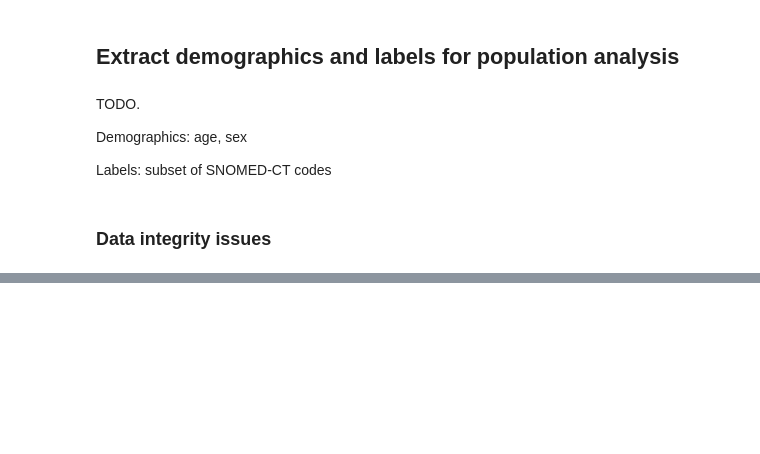
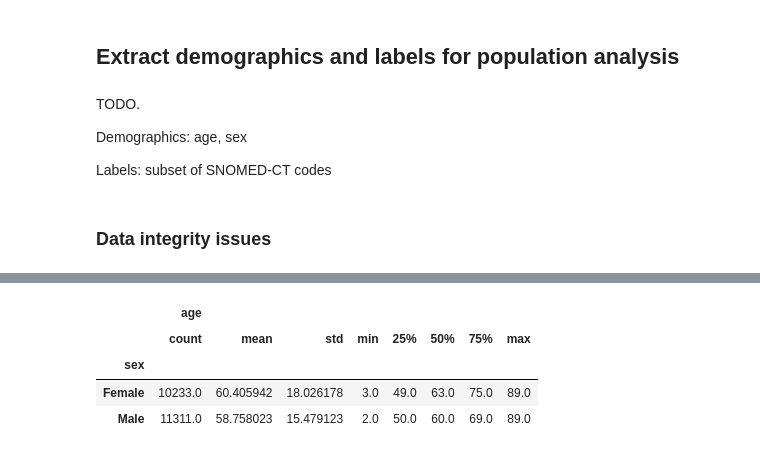
Before and after one commit to ShaunKyle/MisdiagnosisOfAthleteECG, a Jupyter notebook: nbs/PhysioNet2020-datasets.ipynb, the cells around one changed output, grey strips where cells are left out. Cells and saved outputs as stored; diff of their text form; code cells hidden in the pictures; blank space fills up the shorter version.

```diff
--- a/nbs/PhysioNet2020-datasets.ipynb
+++ b/nbs/PhysioNet2020-datasets.ipynb
@@ -192,0 +282,11 @@ ptbxl_df[ptbxl_df.age.isna()].head()
+# %%
+ptbxl_df.groupby("sex").describe()
+
+# TODO: Remove paediatric cases. Either below 18 (UK) or below 21 (US).
+# TODO: Remove obvious outlier ages. HIPAA guidelines say to remove ages over 89.
+# %% [output]
+|  | age |  |  |  |  |  |  |  |
+|  | count | mean | std | min | 25% | 50% | 75% | max |
+| sex |  |  |  |  |  |  |  |  |
+| Female | 10233.0 | 60.405942 | 18.026178 | 3.0 | 49.0 | 63.0 | 75.0 | 89.0 |
+| Male | 11311.0 | 58.758023 | 15.479123 | 2.0 | 50.0 | 60.0 | 69.0 | 89.0 |
```
Also changed, not shown: parts of 24 cells of this notebook.
